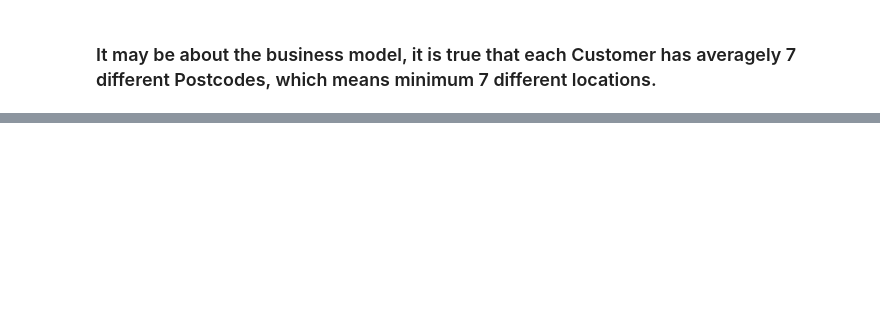
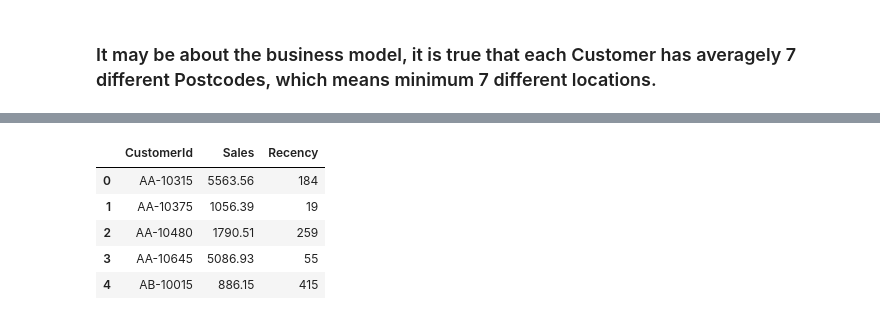
Before and after one commit to airsahin/BI-Analysis-ECommerce, a Jupyter notebook: EComProject.ipynb, the cells around one changed output, grey strips where cells are left out. Cells and saved outputs as stored; diff of their text form; code cells hidden in the pictures; blank space fills up the shorter version.

```diff
--- a/EComProject.ipynb
+++ b/EComProject.ipynb
@@ -2350,0 +2410,19 @@ Length: 793, dtype: int64
+# %%
+# Step 1: Calculate total sales (sum of 'Sales') per CustomerId
+
+df_monetary = df.groupby('CustomerId', as_index=False)['Sales'].sum()
+
+# Merge df_Recency into df_monetary based on 'CustomerId'
+
+df_monetary = df_monetary.merge(df_Recency, on='CustomerId', how='left')
+
+# Display the updated df_monetary DataFrame
+
+df_monetary.head()
+# %% [output]
+|  | CustomerId | Sales | Recency |
+| 0 | AA-10315 | 5563.56 | 184 |
+| 1 | AA-10375 | 1056.39 | 19 |
+| 2 | AA-10480 | 1790.51 | 259 |
+| 3 | AA-10645 | 5086.93 | 55 |
+| 4 | AB-10015 | 886.15 | 415 |
```
Also changed, not shown: parts of 44 cells of this notebook, 1 other file.
